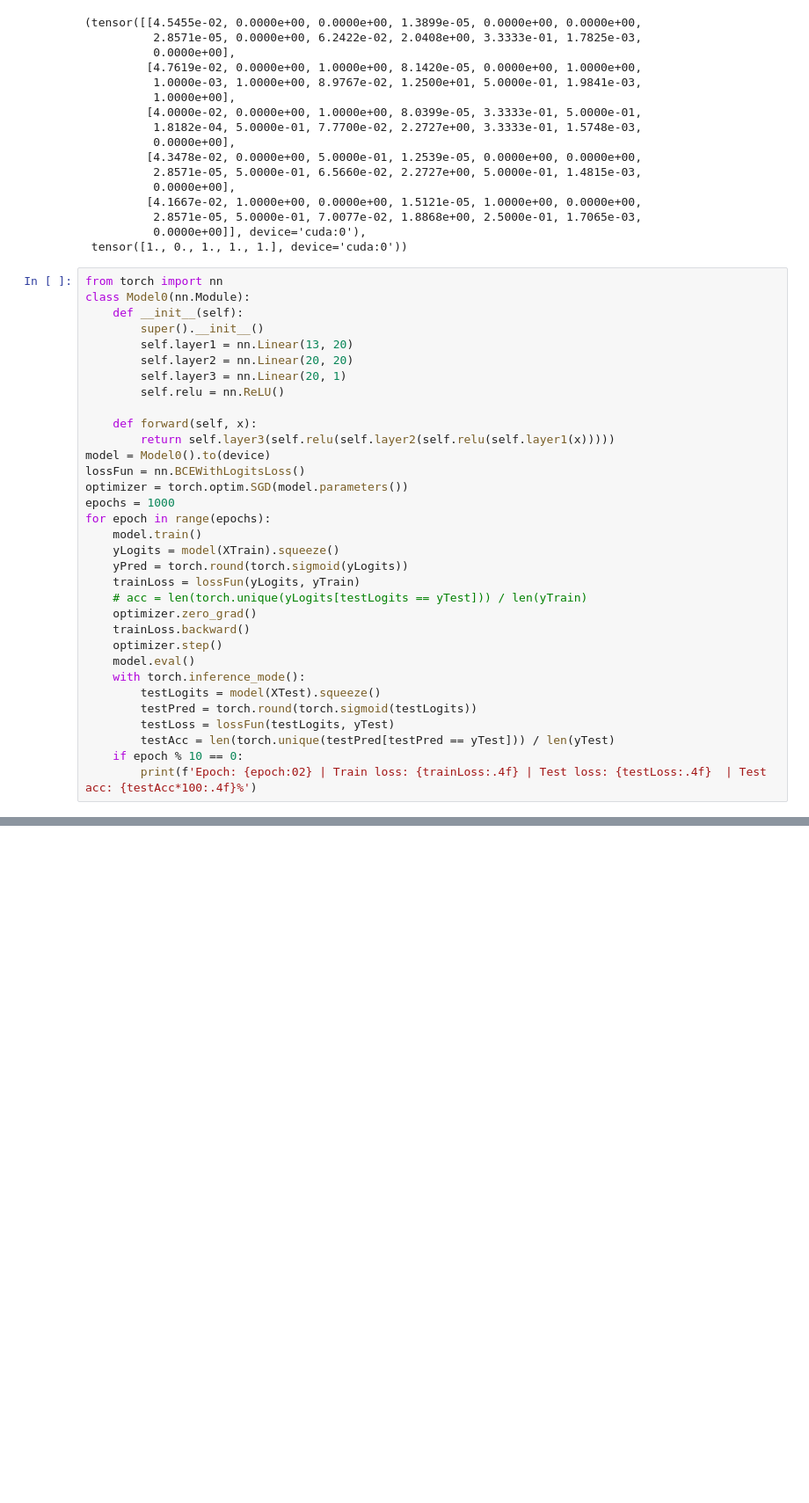
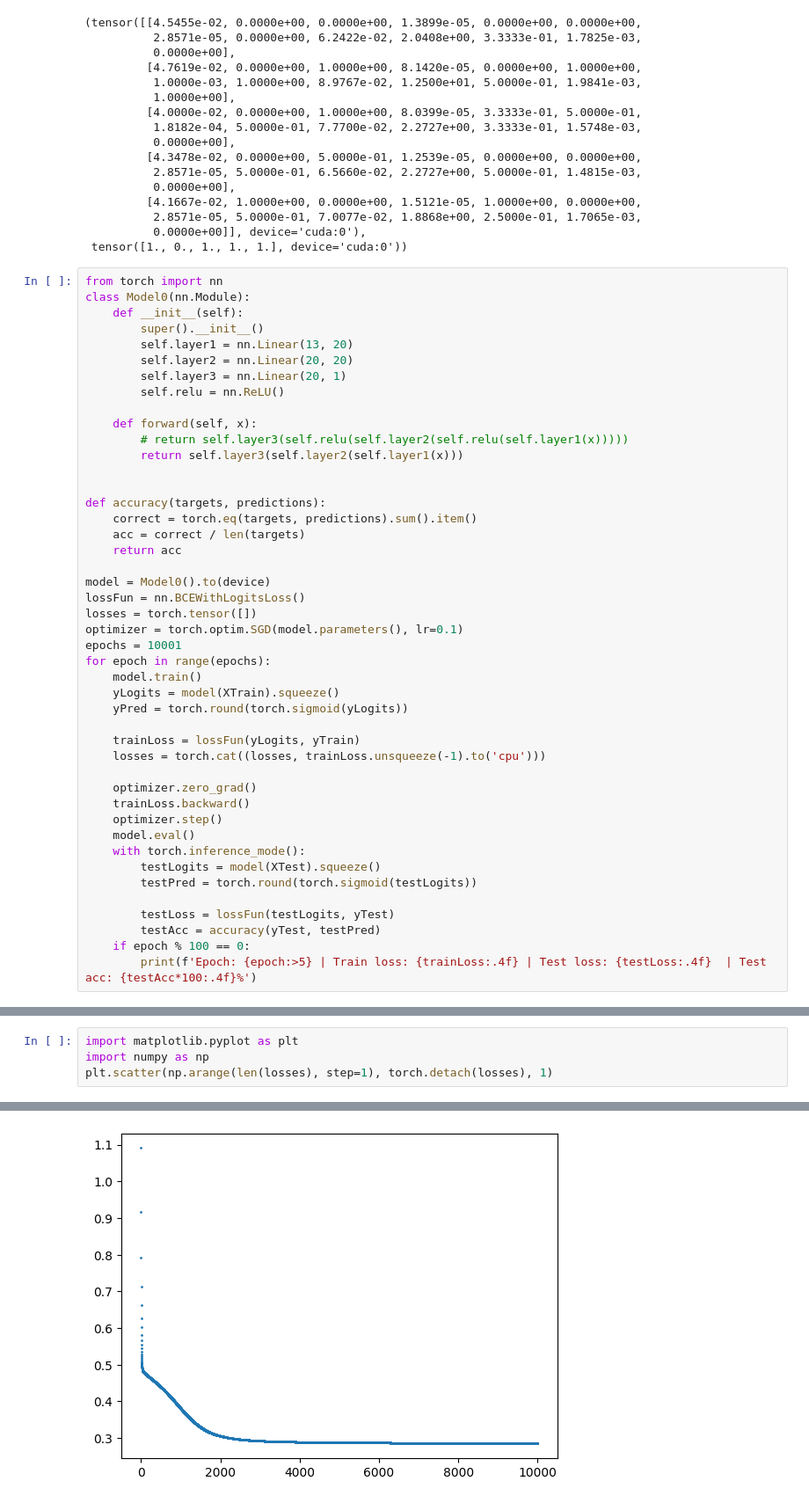
Before and after one commit to bbrianb/Independent-study, a Jupyter notebook: third classification.ipynb, the cells around one changed output, grey strips where cells are left out. Shown at 88% size. Cells and saved outputs as stored; diff of their text form; blank space fills up the shorter version.

```diff
--- a/third classification.ipynb
+++ b/third classification.ipynb
@@ -94,17 +94,28 @@ class Model0(nn.Module):
         self.relu = nn.ReLU()
 
     def forward(self, x):
-        return self.layer3(self.relu(self.layer2(self.relu(self.layer1(x)))))
+        # return self.layer3(self.relu(self.layer2(self.relu(self.layer1(x)))))
+        return self.layer3(self.layer2(self.layer1(x)))
+
+
+def accuracy(targets, predictions):
+    correct = torch.eq(targets, predictions).sum().item()
+    acc = correct / len(targets)
+    return acc
+
 model = Model0().to(device)
 lossFun = nn.BCEWithLogitsLoss()
-optimizer = torch.optim.SGD(model.parameters())
-epochs = 1000
+losses = torch.tensor([])
+optimizer = torch.optim.SGD(model.parameters(), lr=0.1)
+epochs = 10001
 for epoch in range(epochs):
     model.train()
     yLogits = model(XTrain).squeeze()
     yPred = torch.round(torch.sigmoid(yLogits))
+
     trainLoss = lossFun(yLogits, yTrain)
-    # acc = len(torch.unique(yLogits[testLogits == yTest])) / len(yTrain)
+    losses = torch.cat((losses, trainLoss.unsqueeze(-1).to('cpu')))
+
     optimizer.zero_grad()
     trainLoss.backward()
     optimizer.step()
@@ -112,8 +123,9 @@ for epoch in range(epochs):
     with torch.inference_mode():
         testLogits = model(XTest).squeeze()
         testPred = torch.round(torch.sigmoid(testLogits))
+
         testLoss = lossFun(testLogits, yTest)
-        testAcc = len(torch.unique(testPred[testPred == yTest])) / len(yTest)
-    if epoch % 10 == 0:
-        print(f'Epoch: {epoch:02} | Train loss: {trainLoss:.4f} | Test loss: {testLoss:.4f}  | Test acc: {testAcc*100:.4f}%')
+        testAcc = accuracy(yTest, testPred)
+    if epoch % 100 == 0:
+        print(f'Epoch: {epoch:>5} | Train loss: {trainLoss:.4f} | Test loss: {testLoss:.4f}  | Test acc: {testAcc*100:.4f}%')
 # %% [output]
@@ -136,0 +149,5 @@ Epoch: 990 | Train loss: 74571.9688 | Test loss: 26331.5996  | Test acc: 0.0111%
+# %%
+import matplotlib.pyplot as plt
+import numpy as np
+plt.scatter(np.arange(len(losses), step=1), torch.detach(losses), 1)
+# %% [output]
@@ -136,0 +155 @@ Epoch: 990 | Train loss: 74571.9688 | Test loss: 26331.5996  | Test acc: 0.0111%
+[figure, added]
```
Also changed, not shown: parts of 3 cells of this notebook.
